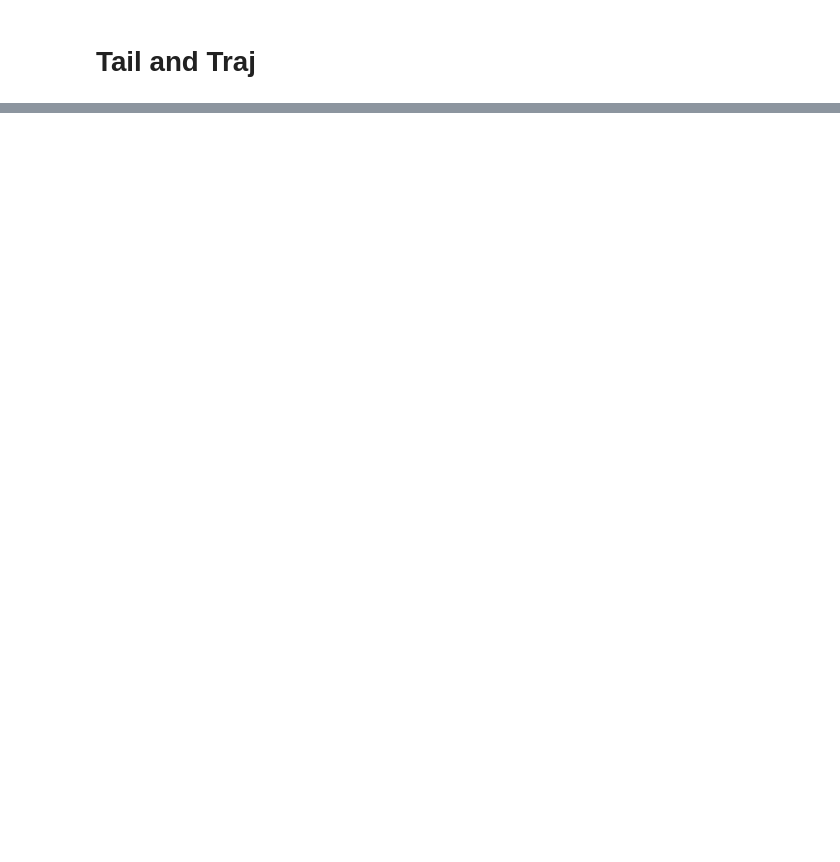
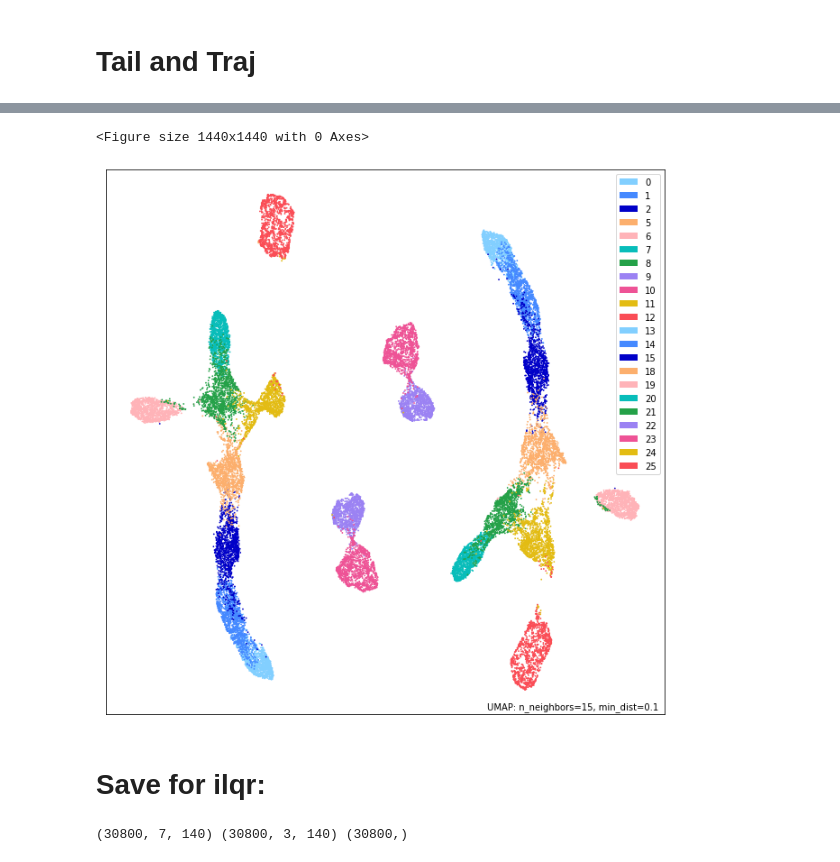
Before and after one commit to orger-lab/megabouts, a Jupyter notebook: megabouts/bout_category_description.ipynb, the cells around one changed output, grey strips where cells are left out. Saved outputs shown, nothing was run; the diff lists cells and outputs as text; code cells hidden in the pictures; blank space fills up the shorter version.

```diff
--- a/megabouts/bout_category_description.ipynb
+++ b/megabouts/bout_category_description.ipynb
@@ -262,0 +259,3 @@ slow2_+
+# %%
+reducer = umap.UMAP(n_components=2,verbose=True)
+embedding = reducer.fit_transform(knn_training_dataset.tail_and_traj_flat)
@@ -262,0 +280,17 @@ slow2_+
+# %%
+plt.figure(figsize=(20,20))
+#umap.plot.points(reducer,labels=bouts_df.strain,color_key_cmap='plasma')
+umap.plot.points(reducer,labels=knn_training_dataset.labels,color_key=dict_color_bouts)
+plt.draw()
+# %% [output]
+<Figure size 1440x1440 with 0 Axes>
+[figure, added]
+# %% [markdown]
+# Save for ilqr:
+# %%
+tail = knn_training_dataset.tail
+traj = knn_training_dataset.traj
+labels = knn_training_dataset.labels
+print(tail.shape,traj.shape,labels.shape)
+# %% [output]
+(30800, 7, 140) (30800, 3, 140) (30800,)
```
Also changed, not shown: parts of 47 cells of this notebook, 18 other files.
